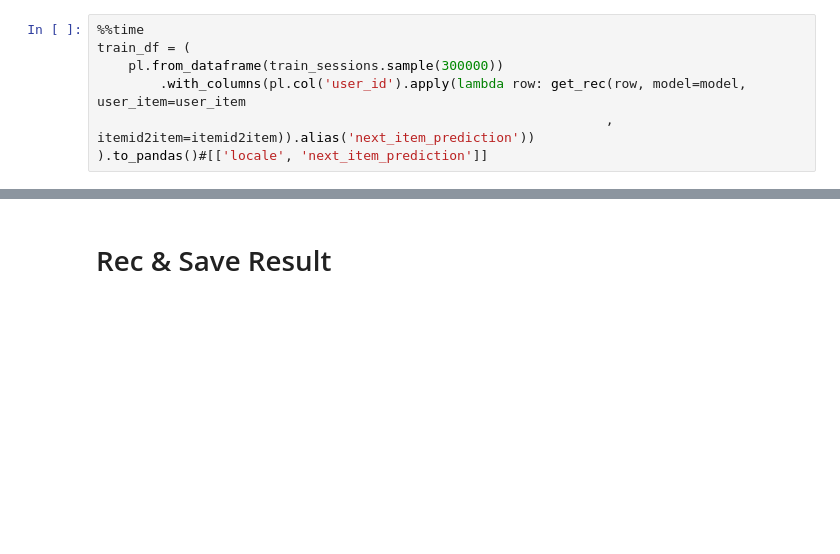
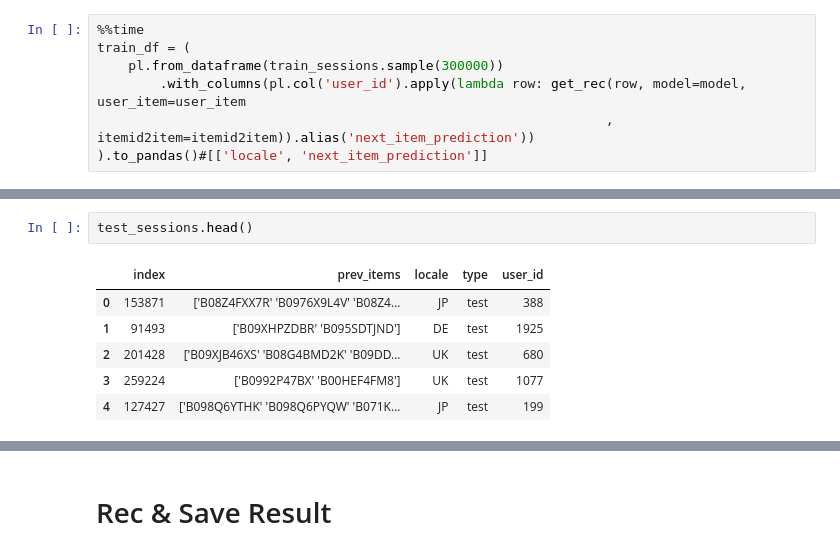
Before and after one commit to xiaoye-hua/Amazon_KDD_Cup_2023, a Jupyter notebook: notebooks/task1_ALS.ipynb, the cells around one changed output, grey strips where cells are left out. Cells and saved outputs as stored; diff of their text form; blank space fills up the shorter version.

```diff
--- a/notebooks/task1_ALS.ipynb
+++ b/notebooks/task1_ALS.ipynb
@@ -273,0 +300,9 @@ train_df = (
+# %%
+test_sessions.head()
+# %% [output]
+|  | index | prev_items | locale | type | user_id |
+| 0 | 153871 | ['B08Z4FXX7R' 'B0976X9L4V' 'B08Z4... | JP | test | 388 |
+| 1 | 91493 | ['B09XHPZDBR' 'B095SDTJND'] | DE | test | 1925 |
+| 2 | 201428 | ['B09XJB46XS' 'B08G4BMD2K' 'B09DD... | UK | test | 680 |
+| 3 | 259224 | ['B0992P47BX' 'B00HEF4FM8'] | UK | test | 1077 |
+| 4 | 127427 | ['B098Q6YTHK' 'B098Q6PYQW' 'B071K... | JP | test | 199 |
```
Also changed, not shown: parts of 10 cells of this notebook, 7 other files.
